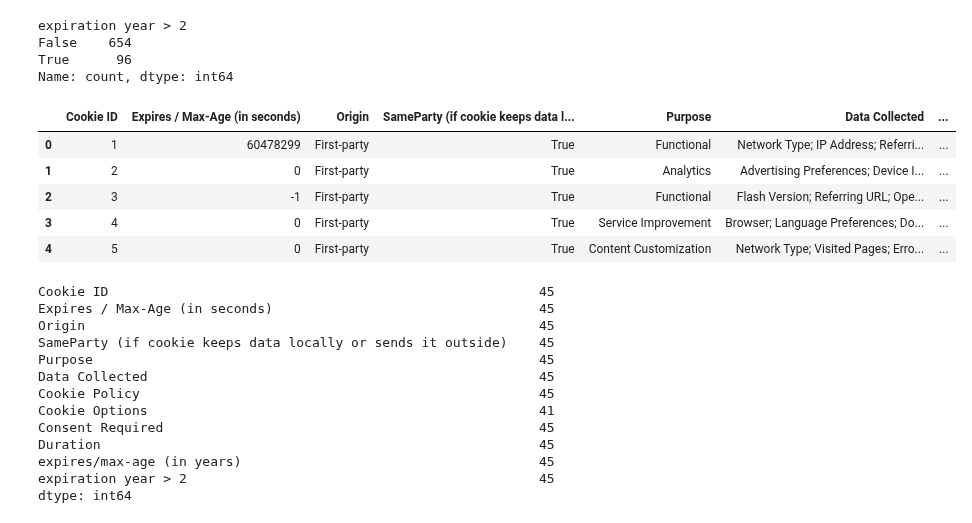
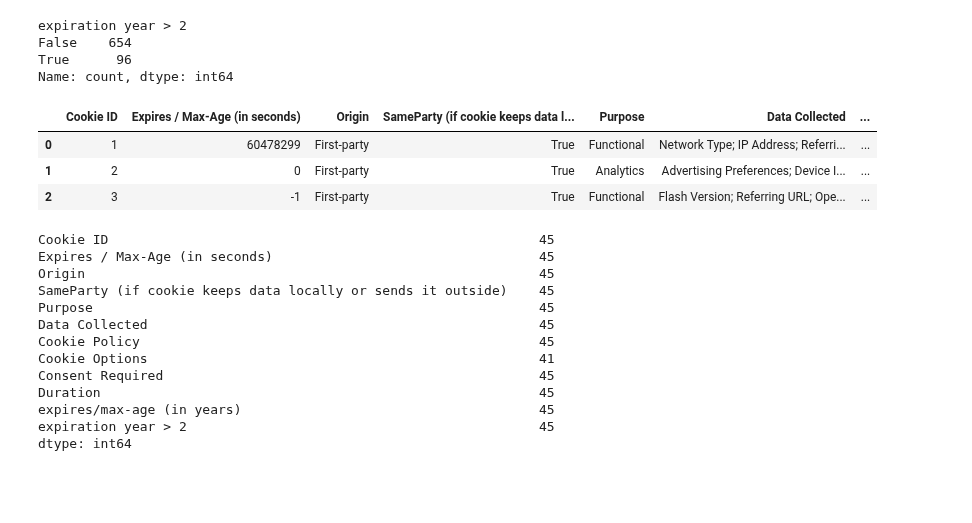
Before and after one commit to YaniaNada/Cookie-Compliance-Analysis, a Jupyter notebook: analysis.ipynb, the cells around one changed output. Cells and saved outputs as stored; diff of their text form; code cells hidden in the pictures; blank space fills up the shorter version.

```diff
--- a/analysis.ipynb
+++ b/analysis.ipynb
@@ -95,14 +95,12 @@ False    654
 True      96
 Name: count, dtype: int64
 # %%
-df.head()
+df.head(3)
 # %% [output]
 |  | Cookie ID | Expires / Max-Age (in seconds) | Origin | SameParty (if cookie keeps data l... | Purpose | Data Collected | ... |
 | 0 | 1 | 60478299 | First-party | True | Functional | Network Type; IP Address; Referri... | ... |
 | 1 | 2 | 0 | First-party | True | Analytics | Advertising Preferences; Device I... | ... |
 | 2 | 3 | -1 | First-party | True | Functional | Flash Version; Referring URL; Ope... | ... |
-| 3 | 4 | 0 | First-party | True | Service Improvement | Browser; Language Preferences; Do... | ... |
-| 4 | 5 | 0 | First-party | True | Content Customization | Network Type; Visited Pages; Erro... | ... |
 # %%
 # Persistent cookies with expiration > 2 years
 (df[(df['Duration'] == 'Persistent')&(df['expiration year > 2'] == True)]).count()
```
Also changed, not shown: parts of 8 cells of this notebook.
